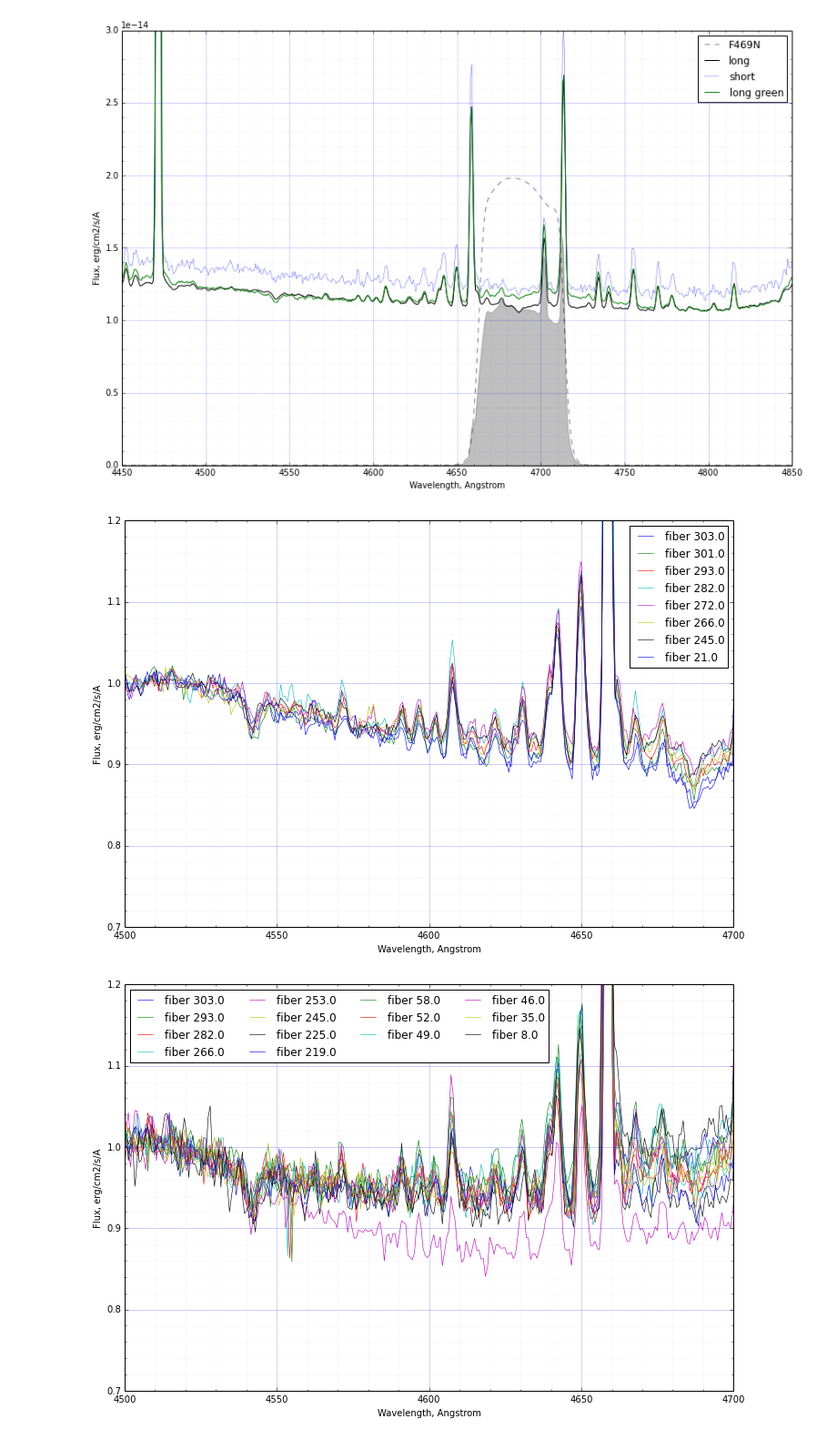
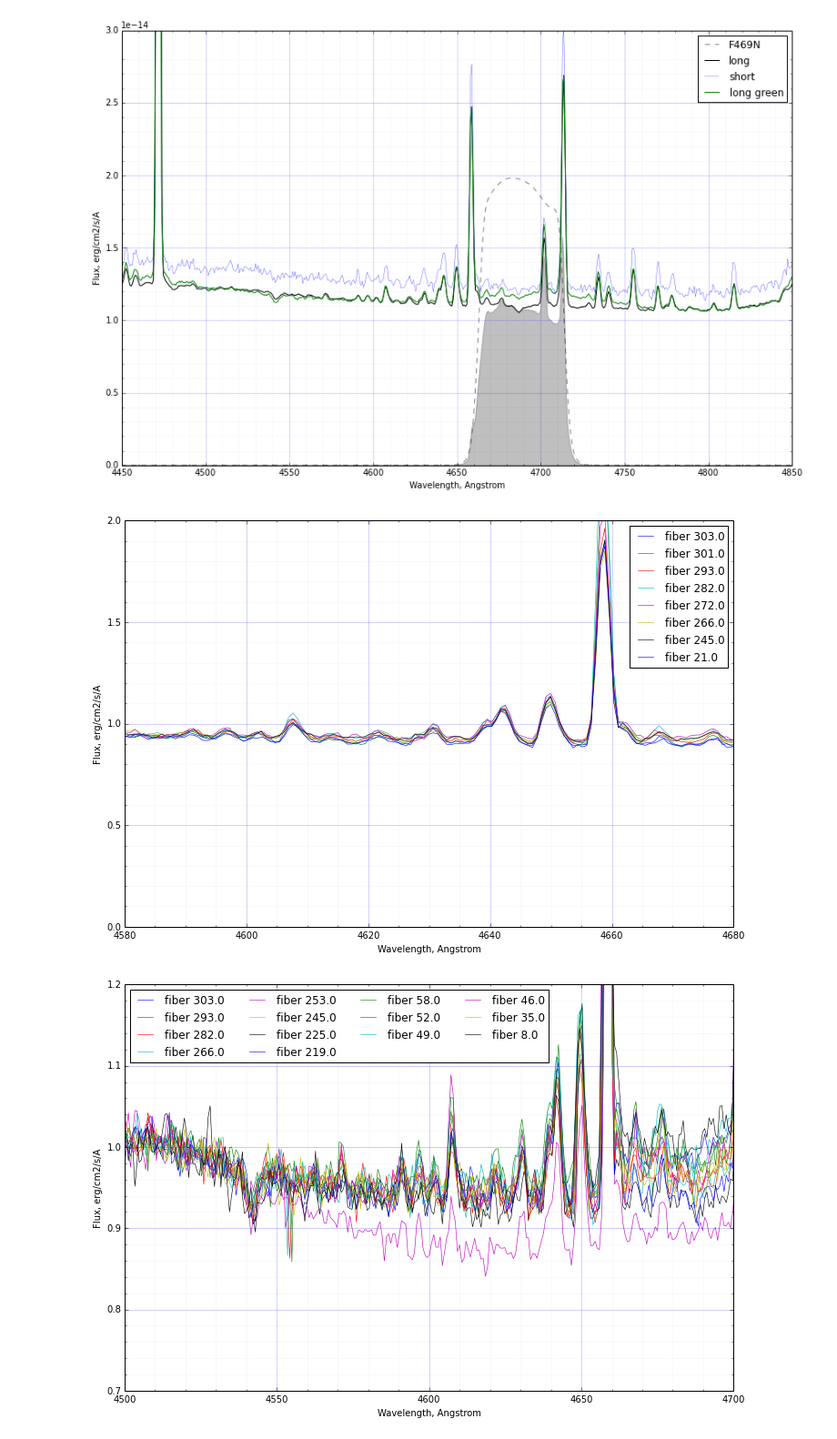
Before and after one commit to deprecated/orion-tsq, a Jupyter notebook: Manu Spectra.ipynb, the cells around one changed output. Shown at 91% size. Cells and saved outputs as stored; diff of their text form; code cells hidden in the pictures.

```diff
--- a/Manu Spectra.ipynb
+++ b/Manu Spectra.ipynb
@@ -284,20 +286,20 @@ tight_layout()
 # %%
 for spec, id_ in zip(spectra_b, thdu_b.data[mb].id_ap):
     cont_mask = (wavs_b>=4500) & (wavs_b<=4530)
     norm = spec[cont_mask].mean()
     plot(wavs_b, spec/norm, lw=0.6, label="fiber {}".format(id_))
 #yscale('log')
-xlim(4500, 4700)
-ylim(0.7, 1.2)
+xlim(4580, 4680)
+ylim(0.0, 2.0)
 minorticks_on()
 grid(ls='-', c='b', lw=0.6, alpha=0.3)
 grid(ls='-', c='b', lw=0.6, alpha=0.05, which='minor')
 legend()
 xlabel("Wavelength, Angstrom")
 ylabel("Flux, erg/cm2/s/A")
 gcf().set_size_inches(12,8)
 # %% [output]
-[figure, old version]
+[figure, new version]
 # %%
 for spec, id_ in zip(spectra_g, thdu_g.data[mg].id_ap):
     cont_mask = (wavs_g>=4500) & (wavs_g<=4530)
```
Also changed, not shown: parts of 15 cells of this notebook.
